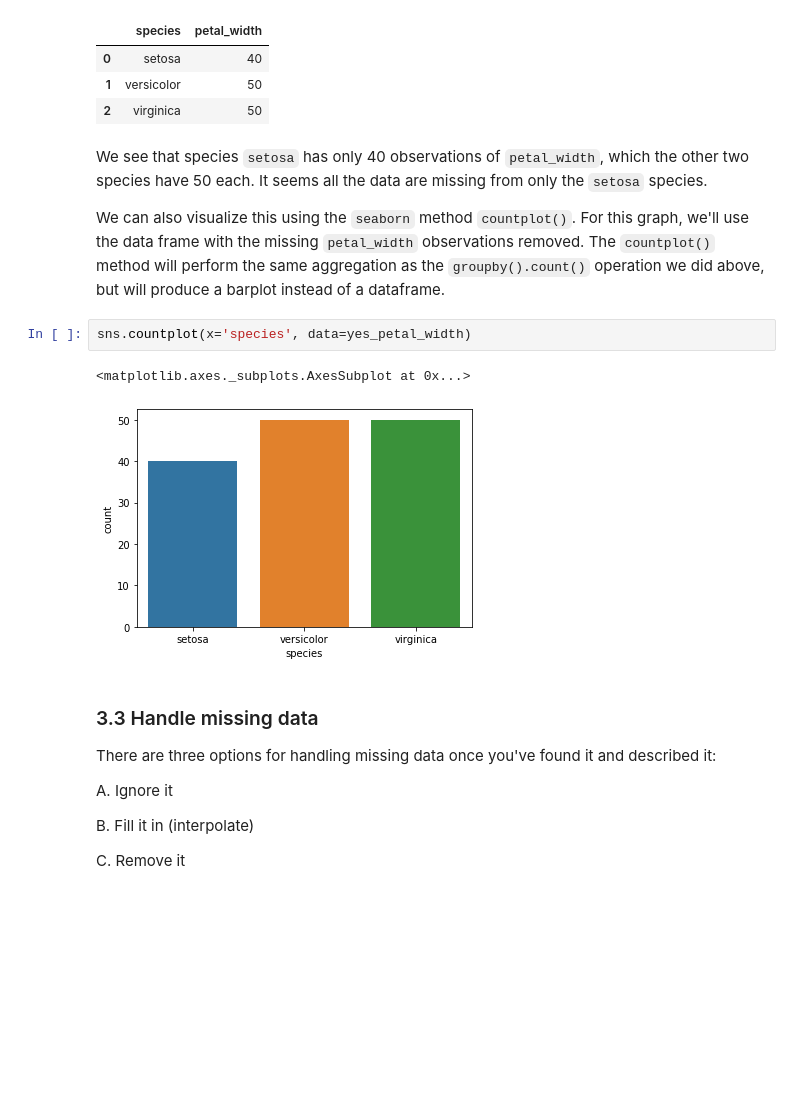
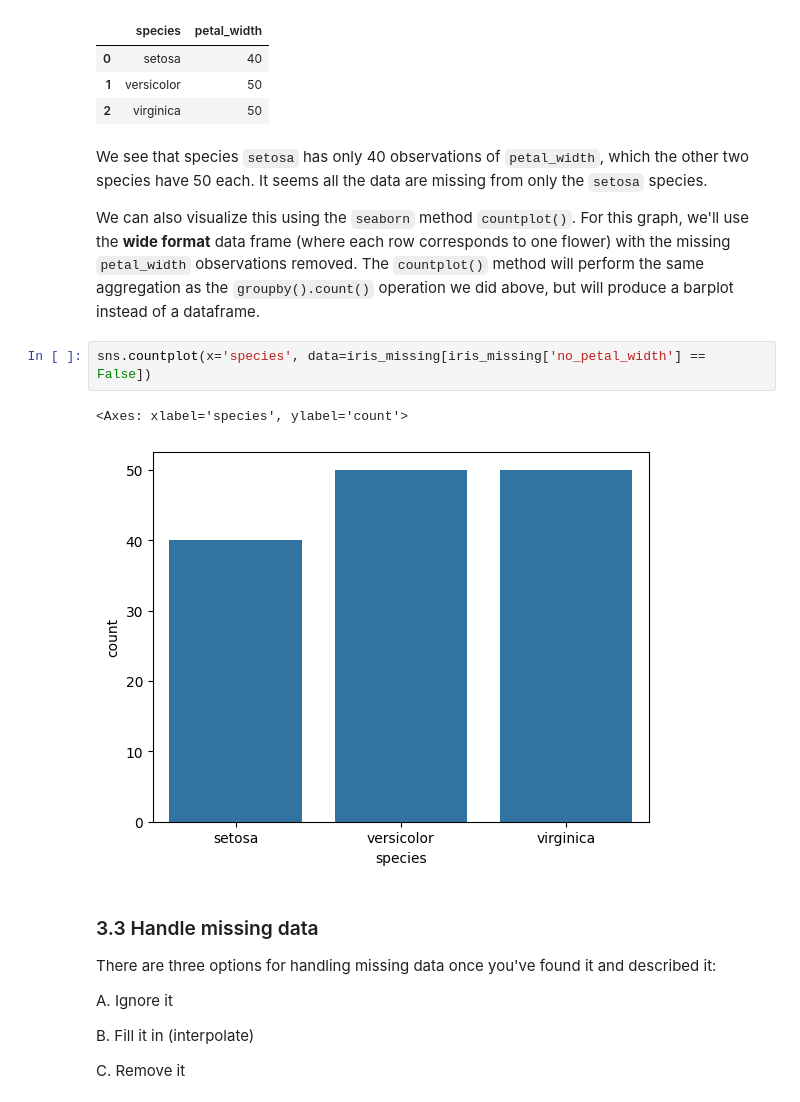
Before and after one commit to kellypierce/python_data_science, a Jupyter notebook: Python_Data_Science.ipynb, the cells around one changed output. Cells and saved outputs as stored; diff of their text form; blank space fills up the shorter version.

```diff
--- a/Python_Data_Science.ipynb
+++ b/Python_Data_Science.ipynb
@@ -533,12 +559,12 @@ iris_missing.groupby(['species'])['petal_width'].count().reset_index()
 # %% [markdown]
 We see that species `setosa` has only 40 observations of `petal_width`, which the other two species have 50 each. It seems all the data are missing from only the `setosa` species.
 
-We can also visualize this using the `seaborn` method `countplot()`. For this graph, we'll use the data frame with the missing `petal_width` observations removed. The `countplot()` method will perform the same aggregation as the `groupby().count()` operation we did above, but will produce a barplot instead of a dataframe.
+We can also visualize this using the `seaborn` method `countplot()`. For this graph, we'll use the **wide format** data frame (where each row corresponds to one flower) with the missing `petal_width` observations removed. The `countplot()` method will perform the same aggregation as the `groupby().count()` operation we did above, but will produce a barplot instead of a dataframe.
 # %%
-sns.countplot(x='species', data=yes_petal_width)
+sns.countplot(x='species', data=iris_missing[iris_missing['no_petal_width'] == False])
 # %% [output]
-<matplotlib.axes._subplots.AxesSubplot at 0x...>
+<Axes: xlabel='species', ylabel='count'>
-[figure, old version]
+[figure, new version]
 # %% [markdown]
 ### 3.3 Handle missing data <a name="handle"></a>
 
```
Also changed, not shown: parts of 28 cells of this notebook, 3 other files.
